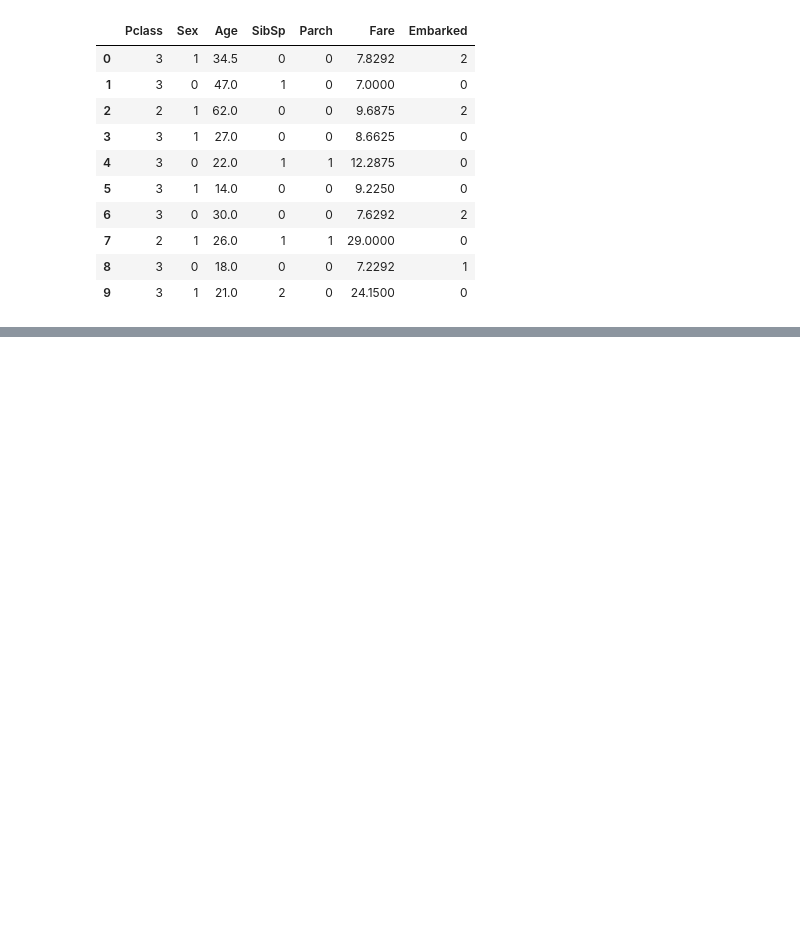
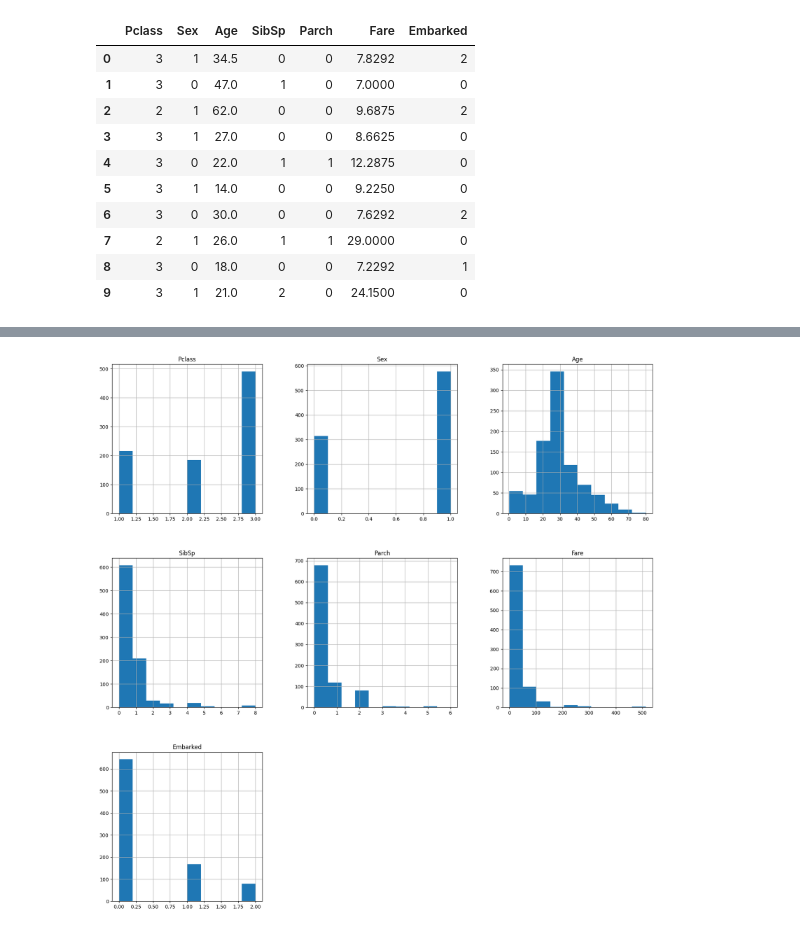
Before and after one commit to osamakhaled123/Titanic, a Jupyter notebook: Titanic.ipynb, the cells around one changed output, grey strips where cells are left out. Drawn from its saved outputs; the diff is of its cells as text; code cells hidden in the pictures; blank space fills up the shorter version.

```diff
--- a/Titanic.ipynb
+++ b/Titanic.ipynb
@@ -181,0 +205,7 @@ Name: count, dtype: int64
+# %%
+%matplotlib inline
+import matplotlib.pyplot as plt
+x_train.hist(figsize=(20, 20))
+plt.show()
+# %% [output]
+[figure, added]
```
Also changed, not shown: parts of 23 cells of this notebook.
